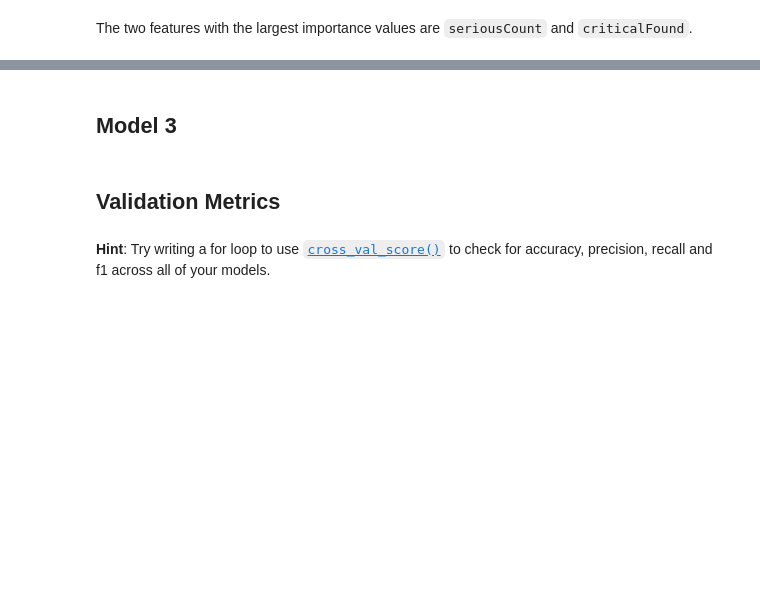
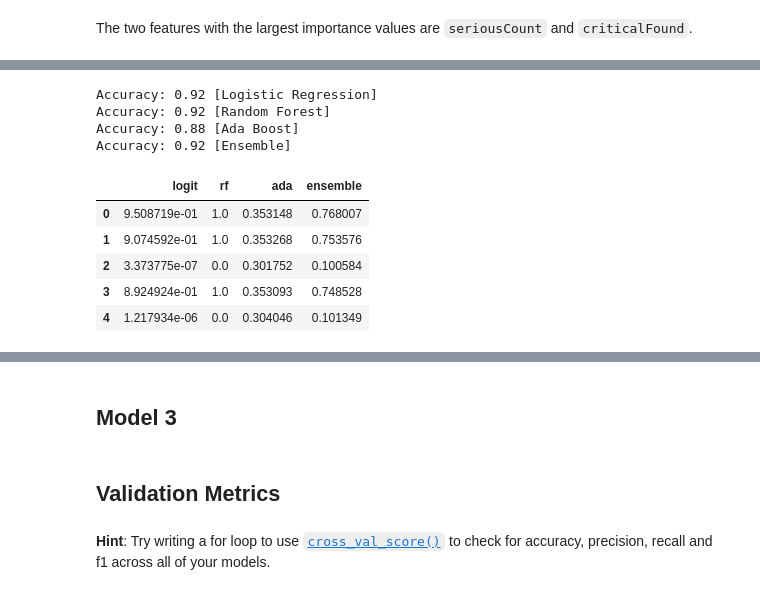
Before and after one commit to stevenherrera24/CSS-Project3-Team5-Fall2022, a Jupyter notebook: Project 3 Students.ipynb, the cells around one changed output, grey strips where cells are left out. Cells and saved outputs as stored; diff of their text form; code cells hidden in the pictures; blank space fills up the shorter version.

```diff
--- a/Project 3 Students.ipynb
+++ b/Project 3 Students.ipynb
@@ -388,0 +414,11 @@ The two features with the largest importance values are `seriousCount` and `crit
+# %%
+# Random Forest
+rf_classifier = RandomForestClassifier(criterion='gini',  # or 'entropy' for information gain
+                       max_depth=None,  # how deep tree nodes can go
+                       min_samples_split=2,  # samples needed to split node
+                       min_samples_leaf=1,  # samples needed for a leaf
+                       min_weight_fraction_leaf=0.0,  # weight of samples needed for a node
+                       max_features=None,  # number of features to look for when splitting
+                       max_leaf_nodes=None,  # max nodes
+                       min_impurity_decrease=1e-07, #early stopping
+                       random_state = 10) #random seed
@@ -388,0 +434,16 @@ The two features with the largest importance values are `seriousCount` and `crit
+# %%
+# Loop through each model to report Accuracy
+for clf, label in zip([log_reg,
+                       rf_classifier,
+                       ada_classifier,
+                       voting_classifier], ['Logistic Regression',
+                                            'Random Forest',
+                                            'Ada Boost',
+                                            'Ensemble']):
+         scores = cross_val_score(clf, X, y.ravel(), scoring='accuracy', cv=5)
+         print('Accuracy: %0.2f [%s]' % (scores.mean(), label))
+# %% [output]
+Accuracy: 0.92 [Logistic Regression]
+Accuracy: 0.92 [Random Forest]
+Accuracy: 0.88 [Ada Boost]
+Accuracy: 0.92 [Ensemble]
@@ -388,0 +459,14 @@ The two features with the largest importance values are `seriousCount` and `crit
+# %%
+probs_df = pd.DataFrame.from_records(probas).T
+probs_df.rename(columns = {0: 'logit',
+                          1: 'rf',
+                          2: 'ada',
+                          3: 'ensemble'}, inplace = True)
+probs_df.head()
+# %% [output]
+|  | logit | rf | ada | ensemble |
+| 0 | 9.508719e-01 | 1.0 | 0.353148 | 0.768007 |
+| 1 | 9.074592e-01 | 1.0 | 0.353268 | 0.753576 |
+| 2 | 3.373775e-07 | 0.0 | 0.301752 | 0.100584 |
+| 3 | 8.924924e-01 | 1.0 | 0.353093 | 0.748528 |
+| 4 | 1.217934e-06 | 0.0 | 0.304046 | 0.101349 |
```
Also changed, not shown: parts of 16 cells of this notebook.
